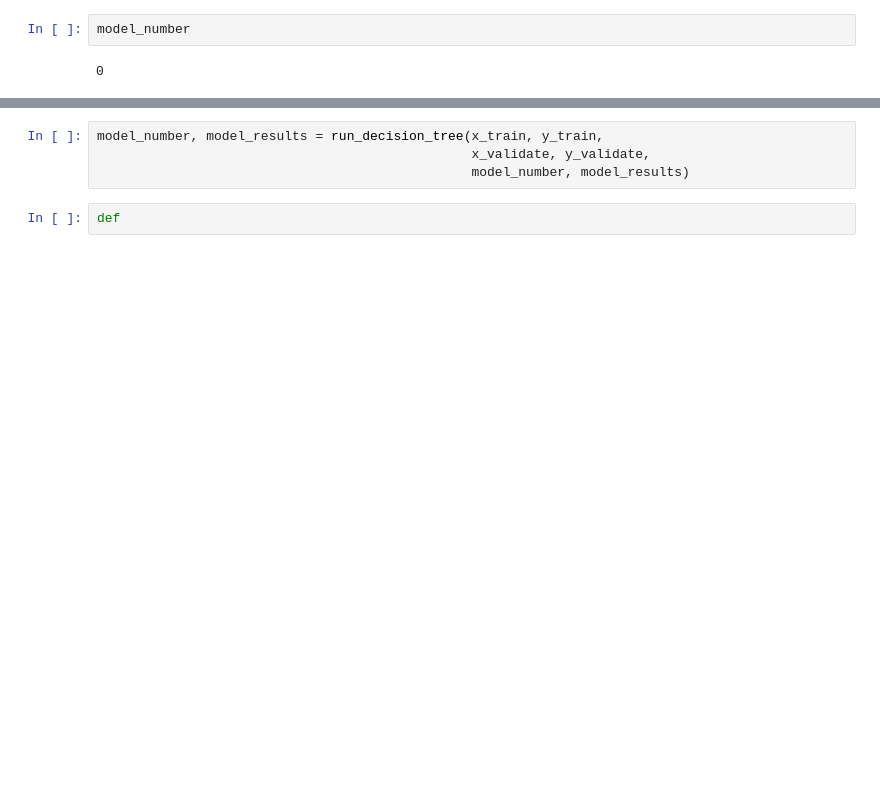
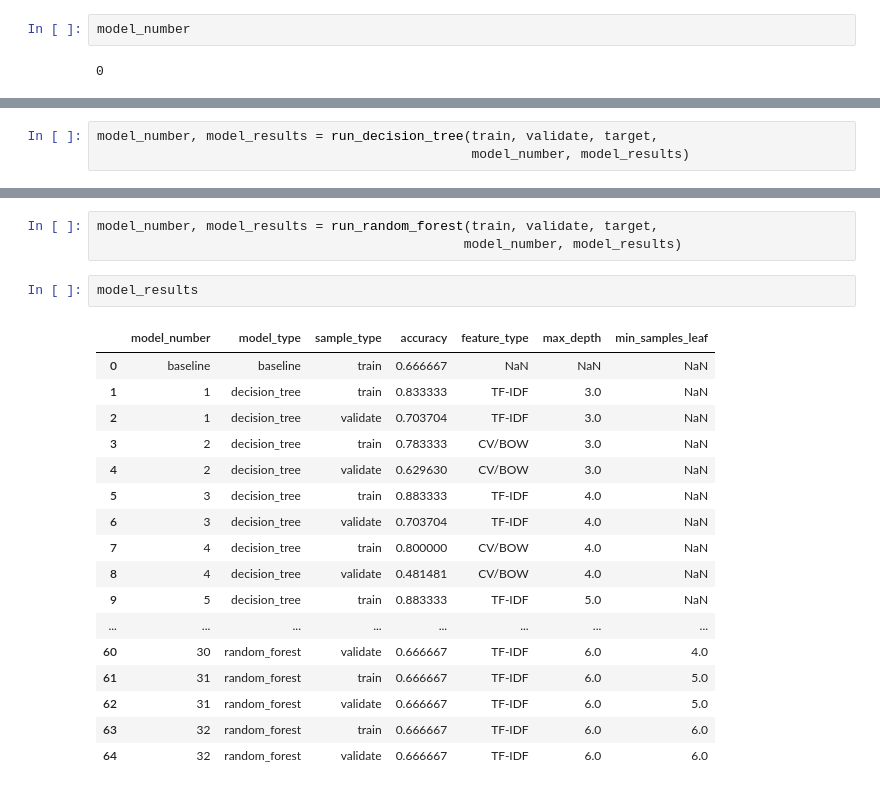
Before and after one commit to Team-Four-NLP-MVPs/nlp-project, a Jupyter notebook: modeling.ipynb, the cells around one changed output, grey strips where cells are left out. Drawn from its saved outputs; the diff is of its cells as text; blank space fills up the shorter version.

```diff
--- a/modeling.ipynb
+++ b/modeling.ipynb
@@ -93,0 +196,3 @@ model_results
+# %%
+model_number, model_results = run_decision_tree(train, validate, target,
+                                                model_number, model_results)
@@ -150,8 +274,25 @@ def run_decision_tree(x_train, y_train,
 
     return model_number, model_results
 # %%
-model_number, model_results = run_decision_tree(x_train, y_train,
-                                                x_validate, y_validate,
-                                                model_number, model_results)
+model_number, model_results = run_random_forest(train, validate, target,
+                                               model_number, model_results)
-# %%
-def
+# %%
+model_results
+# %% [output]
+|  | model_number | model_type | sample_type | accuracy | feature_type | max_depth | min_samples_leaf |
+| 0 | baseline | baseline | train | 0.666667 | NaN | NaN | NaN |
+| 1 | 1 | decision_tree | train | 0.833333 | TF-IDF | 3.0 | NaN |
+| 2 | 1 | decision_tree | validate | 0.703704 | TF-IDF | 3.0 | NaN |
+| 3 | 2 | decision_tree | train | 0.783333 | CV/BOW | 3.0 | NaN |
+| 4 | 2 | decision_tree | validate | 0.629630 | CV/BOW | 3.0 | NaN |
+| 5 | 3 | decision_tree | train | 0.883333 | TF-IDF | 4.0 | NaN |
+| 6 | 3 | decision_tree | validate | 0.703704 | TF-IDF | 4.0 | NaN |
+| 7 | 4 | decision_tree | train | 0.800000 | CV/BOW | 4.0 | NaN |
+| 8 | 4 | decision_tree | validate | 0.481481 | CV/BOW | 4.0 | NaN |
+| 9 | 5 | decision_tree | train | 0.883333 | TF-IDF | 5.0 | NaN |
+| ... | ... | ... | ... | ... | ... | ... | ... |
+| 60 | 30 | random_forest | validate | 0.666667 | TF-IDF | 6.0 | 4.0 |
+| 61 | 31 | random_forest | train | 0.666667 | TF-IDF | 6.0 | 5.0 |
+| 62 | 31 | random_forest | validate | 0.666667 | TF-IDF | 6.0 | 5.0 |
+| 63 | 32 | random_forest | train | 0.666667 | TF-IDF | 6.0 | 6.0 |
+| 64 | 32 | random_forest | validate | 0.666667 | TF-IDF | 6.0 | 6.0 |
```
Also changed, not shown: parts of 13 cells of this notebook.
